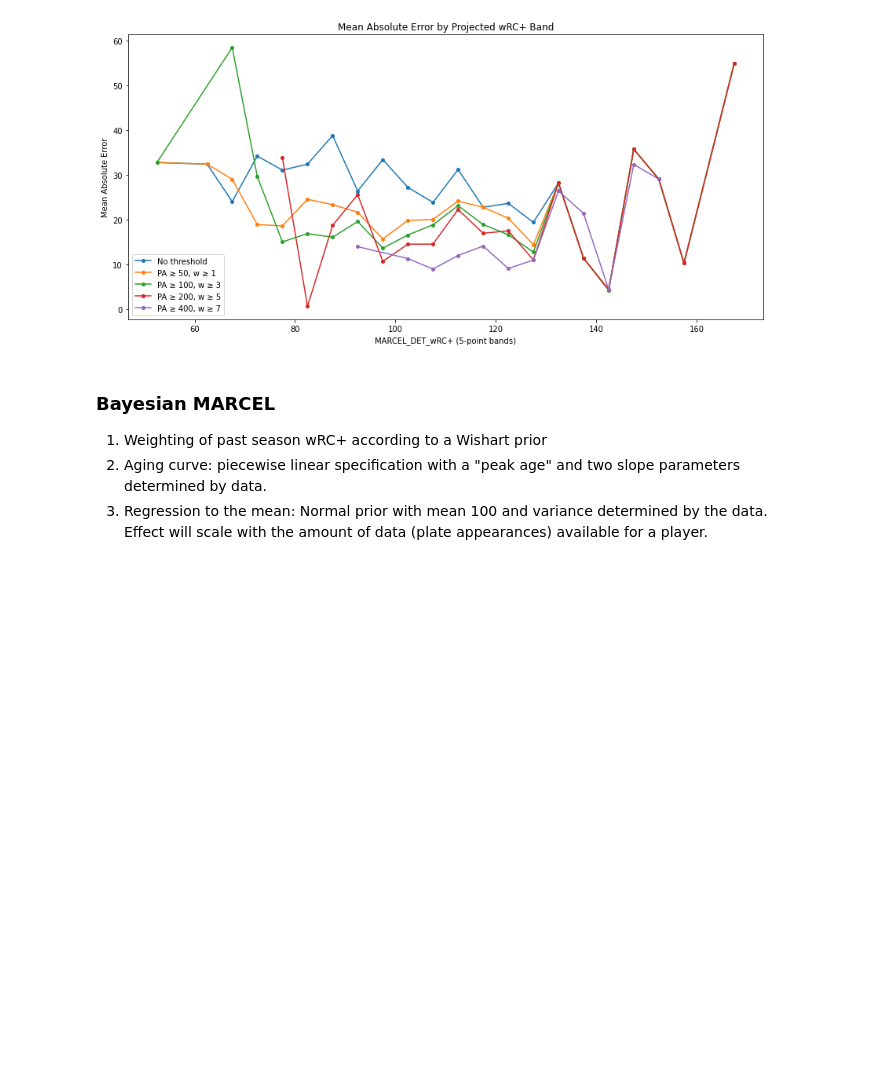
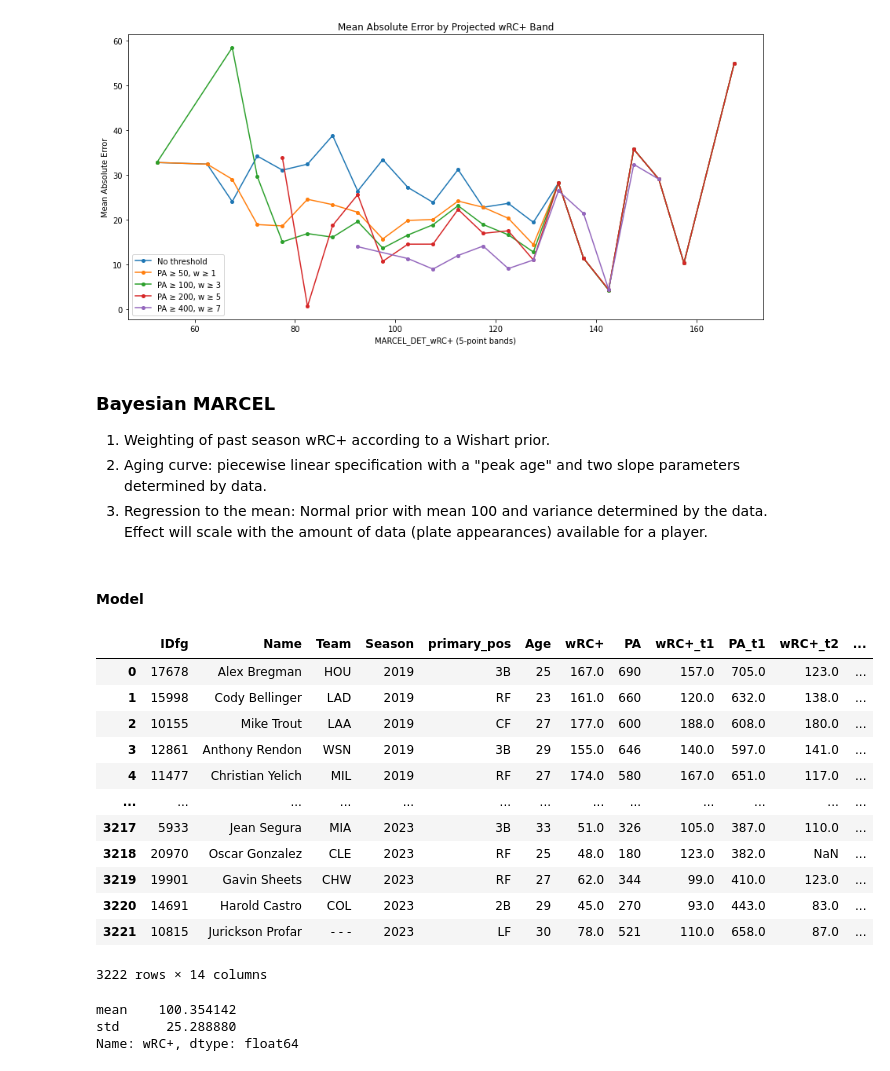
Before and after one commit to hannhat/personal, a Jupyter notebook: classes/LSE/ST451-Bayesian_ML/project/notebooks/models/marcels.ipynb, the cells around one changed output. Drawn from its saved outputs; the diff is of its cells as text; code cells hidden in the pictures; blank space fills up the shorter version.

```diff
--- a/classes/LSE/ST451-Bayesian_ML/project/notebooks/models/marcels.ipynb
+++ b/classes/LSE/ST451-Bayesian_ML/project/notebooks/models/marcels.ipynb
@@ -191,6 +197,49 @@ plt.show()
 # %% [markdown]
 ### Bayesian MARCEL
 
-1. Weighting of past season wRC+ according to a Wishart prior
+1. Weighting of past season wRC+ according to a Wishart prior.
 2. Aging curve: piecewise linear specification with a "peak age" and two slope parameters determined by data.
 3. Regression to the mean: Normal prior with mean 100 and variance determined by the data. Effect will scale with the amount of data (plate appearances) available for a player.
+# %% [markdown]
+#### Model
+# %%
+cols = ["IDfg", "Name", "Team", "Season", "primary_pos", "Age", "wRC+", "PA"]
+base = train[cols].copy()
+
+# Build lag dataframes
+for lag in [1, 2, 3]:
+    lagged = base[["IDfg", "Season", "wRC+", "PA"]].rename(columns={
+        "wRC+": f"wRC+_t{lag}",
+        "PA":   f"PA_t{lag}"
+    })
+    lagged["Season"] = lagged["Season"] + lag
+    base = base.merge(lagged, on=["IDfg", "Season"], how="left")
+
+# Seasons 2019-2023 only (need at least 3 prior seasons from 2016+)
+marcel_df = base[base["Season"] >= 2019].reset_index(drop=True)
+
+marcel_df
+# %% [output]
+|  | IDfg | Name | Team | Season | primary_pos | Age | wRC+ | PA | wRC+_t1 | PA_t1 | wRC+_t2 | ... |
+| 0 | 17678 | Alex Bregman | HOU | 2019 | 3B | 25 | 167.0 | 690 | 157.0 | 705.0 | 123.0 | ... |
+| 1 | 15998 | Cody Bellinger | LAD | 2019 | RF | 23 | 161.0 | 660 | 120.0 | 632.0 | 138.0 | ... |
+| 2 | 10155 | Mike Trout | LAA | 2019 | CF | 27 | 177.0 | 600 | 188.0 | 608.0 | 180.0 | ... |
+| 3 | 12861 | Anthony Rendon | WSN | 2019 | 3B | 29 | 155.0 | 646 | 140.0 | 597.0 | 141.0 | ... |
+| 4 | 11477 | Christian Yelich | MIL | 2019 | RF | 27 | 174.0 | 580 | 167.0 | 651.0 | 117.0 | ... |
+| ... | ... | ... | ... | ... | ... | ... | ... | ... | ... | ... | ... | ... |
+| 3217 | 5933 | Jean Segura | MIA | 2023 | 3B | 33 | 51.0 | 326 | 105.0 | 387.0 | 110.0 | ... |
+| 3218 | 20970 | Oscar Gonzalez | CLE | 2023 | RF | 25 | 48.0 | 180 | 123.0 | 382.0 | NaN | ... |
+| 3219 | 19901 | Gavin Sheets | CHW | 2023 | RF | 27 | 62.0 | 344 | 99.0 | 410.0 | 123.0 | ... |
+| 3220 | 14691 | Harold Castro | COL | 2023 | 2B | 29 | 45.0 | 270 | 93.0 | 443.0 | 83.0 | ... |
+| 3221 | 10815 | Jurickson Profar | - - - | 2023 | LF | 30 | 78.0 | 521 | 110.0 | 658.0 | 87.0 | ... |
+3222 rows × 14 columns
+# %%
+## Generating priors on mean and standard deviation of wRC+
+
+# Mean and standard deviation of wRC+ across all non-2020 seasons for all batters
+# with at least 200 PAs in a season
+train[(train["PA"] >= 200) & (train["Season"] != 2020)]["wRC+"].agg(["mean", "std"])
+# %% [output]
+mean    100.354142
+std      25.288880
+Name: wRC+, dtype: float64
```
Also changed, not shown: parts of 2 cells of this notebook, 11 other files.
